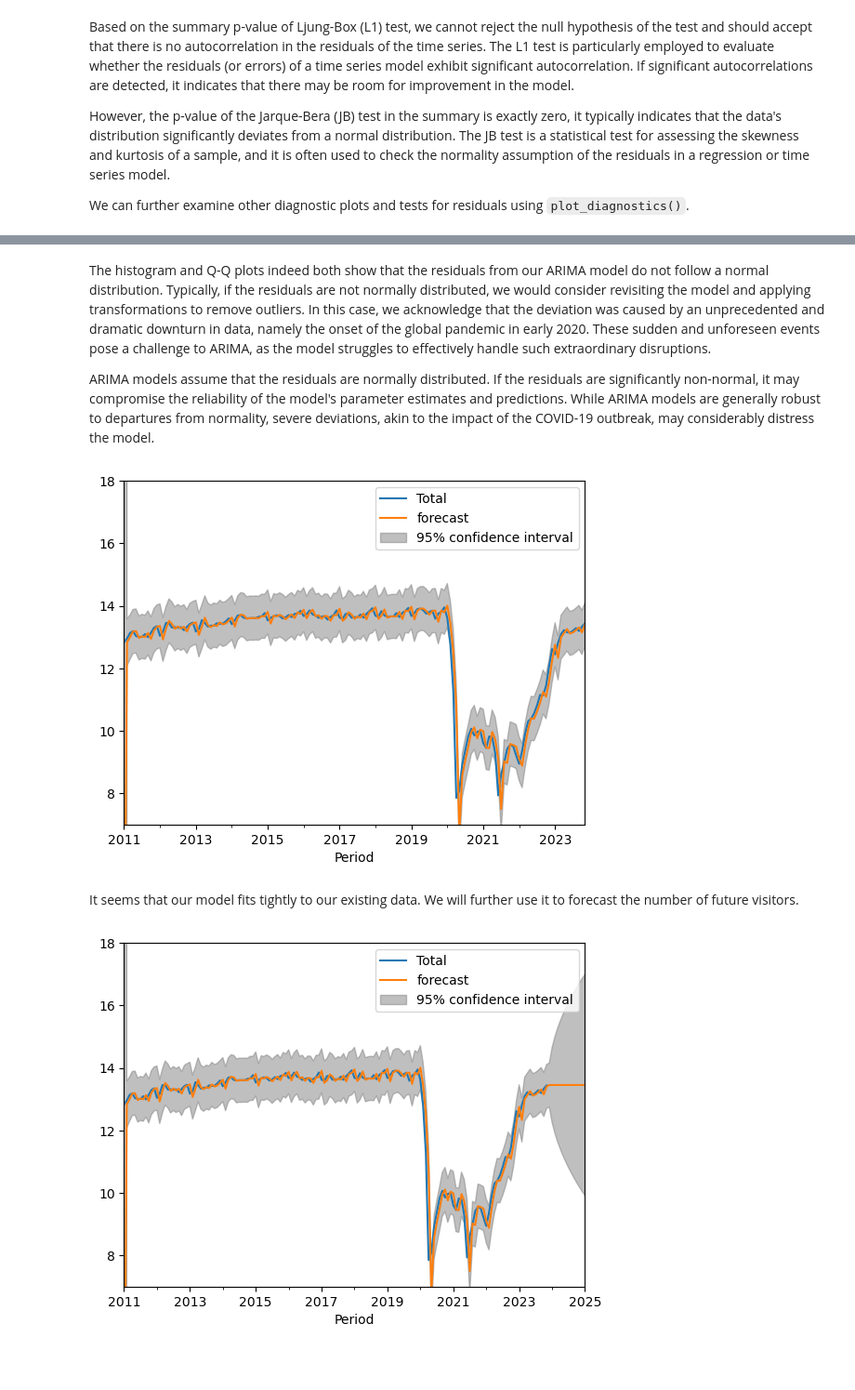
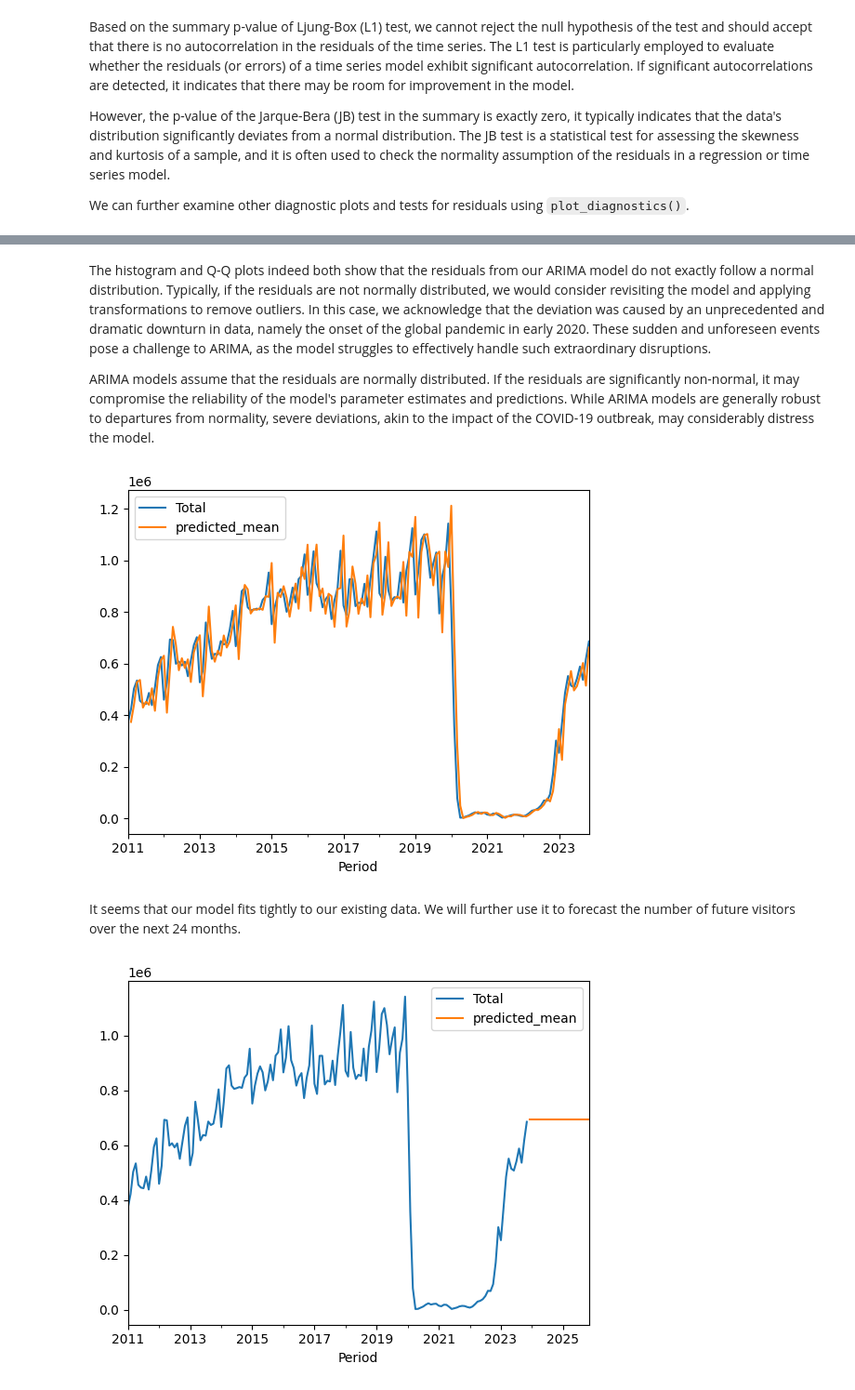
Before and after one commit to sonic64/Time-series-forecasting-using-ARIMA-and-PyCaret, a Jupyter notebook: Notebooks/27.1.1_Capstone 3_Pre-processing Work & Modeling.ipynb, the cells around one changed output, grey strips where cells are left out. Shown at 93% size. Drawn from its saved outputs; the diff is of its cells as text; code cells hidden in the pictures; blank space fills up the shorter version.

```diff
--- a/Notebooks/27.1.1_Capstone 3_Pre-processing Work & Modeling.ipynb
+++ b/Notebooks/27.1.1_Capstone 3_Pre-processing Work & Modeling.ipynb
@@ -398,33 +387,30 @@ plt.show()
 # %% [markdown]
-The histogram and Q-Q plots indeed both show that the residuals from our ARIMA model do not follow a normal distribution. Typically, if the residuals are not normally distributed, we would consider revisiting the model and applying transformations to remove outliers. In this case, we acknowledge that the deviation was caused by an unprecedented and dramatic downturn in data, namely the onset of the global pandemic in early 2020. These sudden and unforeseen events pose a challenge to ARIMA, as the model struggles to effectively handle such extraordinary disruptions.
+The histogram and Q-Q plots indeed both show that the residuals from our ARIMA model do not exactly follow a normal distribution. Typically, if the residuals are not normally distributed, we would consider revisiting the model and applying transformations to remove outliers. In this case, we acknowledge that the deviation was caused by an unprecedented and dramatic downturn in data, namely the onset of the global pandemic in early 2020. These sudden and unforeseen events pose a challenge to ARIMA, as the model struggles to effectively handle such extraordinary disruptions.
 
 ARIMA models assume that the residuals are normally distributed. If the residuals are significantly non-normal, it may compromise the reliability of the model's parameter estimates and predictions. While ARIMA models are generally robust to departures from normality, severe deviations, akin to the impact of the COVID-19 outbreak, may considerably distress the model.
 # %%
 # Visualize the original dataset plotted against our model
-from statsmodels.graphics.tsaplots import plot_predict
 fig, ax = plt.subplots()
-y_log.plot(ax=ax)
-plot_predict(result, start='2011', end='2023', ax=ax)
-plt.ylim(7, 18)
+y.plot(ax=ax)
+np.exp(result.predict(start='2011-02-01', end='2023')).plot(ax=ax)
+plt.legend()
 plt.show()
 # %% [output]
-[figure, old version]
+[figure, new version]
 # %% [markdown]
-It seems that our model fits tightly to our existing data. We will further use it to forecast the number of future visitors.
+It seems that our model fits tightly to our existing data. We will further use it to forecast the number of future visitors over the next 24 months.
 # %%
-# Declare a variable called forecast_period with the amount of months to forecast, and
-# create a range of future dates that is the length of the periods you've chosen to forecast
+# Declare a variable called prediction with the amount of months to forecast
 prediction = result.forecast(24)
 
-# Convert that range into a dataframe that includes your predictions
-df = pd.DataFrame(prediction)
+# Convert the forecast into a dataframe that includes your actual numbers of prediction
+df = pd.DataFrame(np.exp(prediction))
 
 # Plot your future predictions
-# Keep in mind that MA(1) forecasts more than one period in the future are simply the mean of the sample.
 fig, ax = plt.subplots()
-y_log.plot(ax=ax)
-plot_predict(result, start='2011', end='2025', ax=ax)
-plt.ylim(7, 18)
+y.plot(ax=ax)
+np.exp(result.predict(start='2023-12-01', end='2025-11-01')).plot(ax=ax)
+plt.legend()
 plt.show()
 # %% [output]
-[figure, old version]
+[figure, new version]
```
Also changed, not shown: parts of 27 cells of this notebook, 2 other files.
